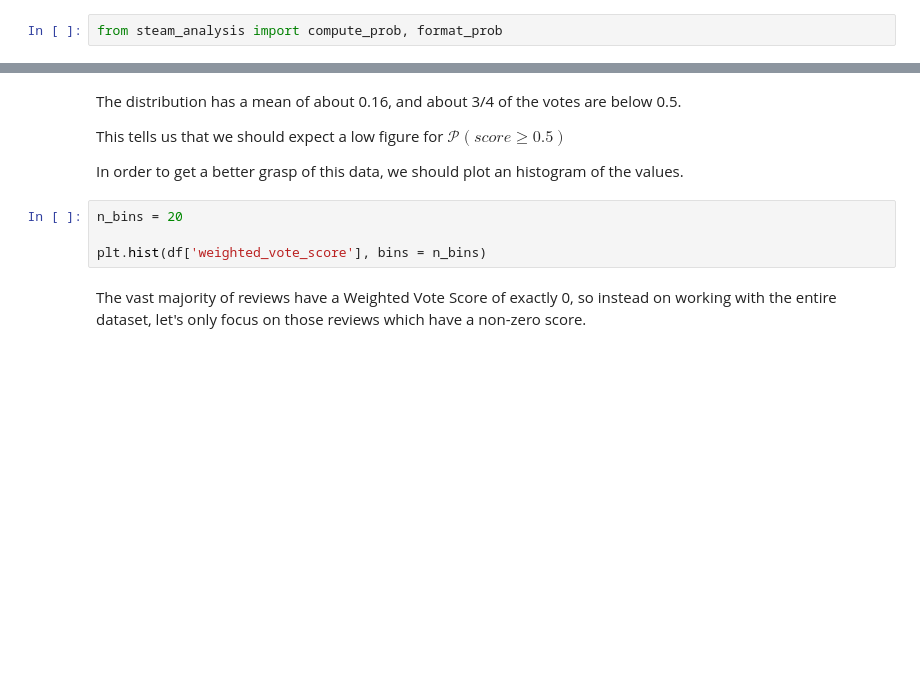
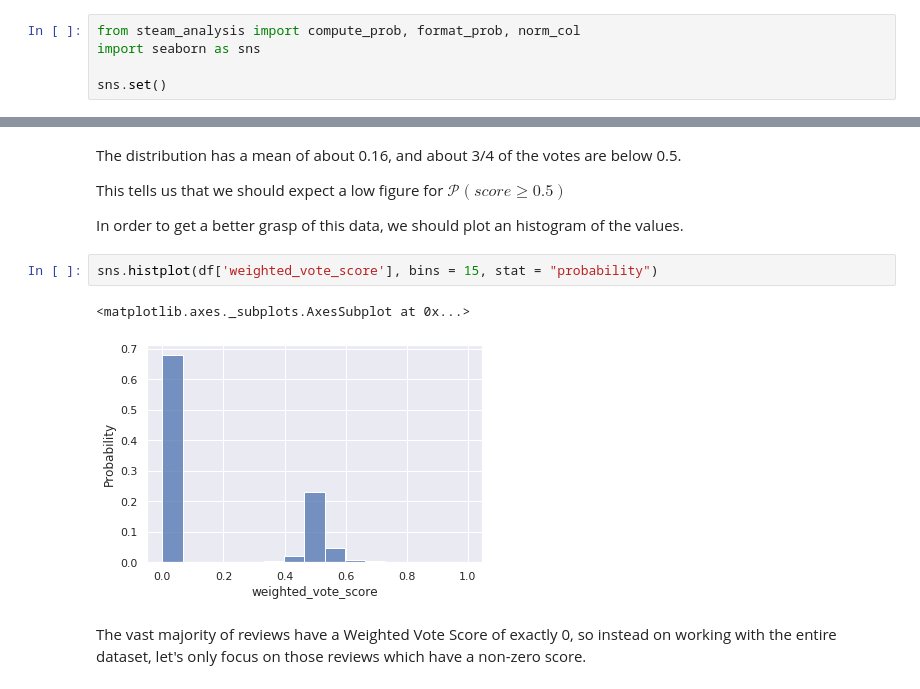
Before and after one commit to MatteoSava/ADM-HW2, a Jupyter notebook: ADM_HW2.ipynb, the cells around one changed output, grey strips where cells are left out. Saved outputs shown, nothing was run; the diff lists cells and outputs as text; blank space fills up the shorter version.

```diff
--- a/ADM_HW2.ipynb
+++ b/ADM_HW2.ipynb
@@ -36,7 +53,10 @@ filtered_df = filter_by_language(df, [language for language, _ in top_languages]
 # %% [markdown]
 # [RQ7]
 # %%
-from steam_analysis import compute_prob, format_prob
+from steam_analysis import compute_prob, format_prob, norm_col
+import seaborn as sns
+
+sns.set()
 # %% [markdown]
 Let's only import the columns we need, so we can keep memory usage to a minimum
 # %%
@@ -57,10 +87,11 @@ The distribution has a mean of about 0.16, and about 3/4 of the votes are below
 This tells us that we should expect a low figure for $\mathcal{P}(score \geq 0.5)$
 
 In order to get a better grasp of this data, we should plot an histogram of the values.
-# %%
-n_bins = 20
-
-plt.hist(df['weighted_vote_score'], bins = n_bins)
+# %%
+sns.histplot(df['weighted_vote_score'], bins = 15, stat = "probability")
+# %% [output]
+<matplotlib.axes._subplots.AxesSubplot at 0x...>
+[figure, added]
 # %% [markdown]
 The vast majority of reviews have a Weighted Vote Score of exactly 0, so instead on working with the entire dataset, let's only focus on those reviews which have a non-zero score.
 # %%
```
Also changed, not shown: parts of 26 cells of this notebook, 3 other files.
